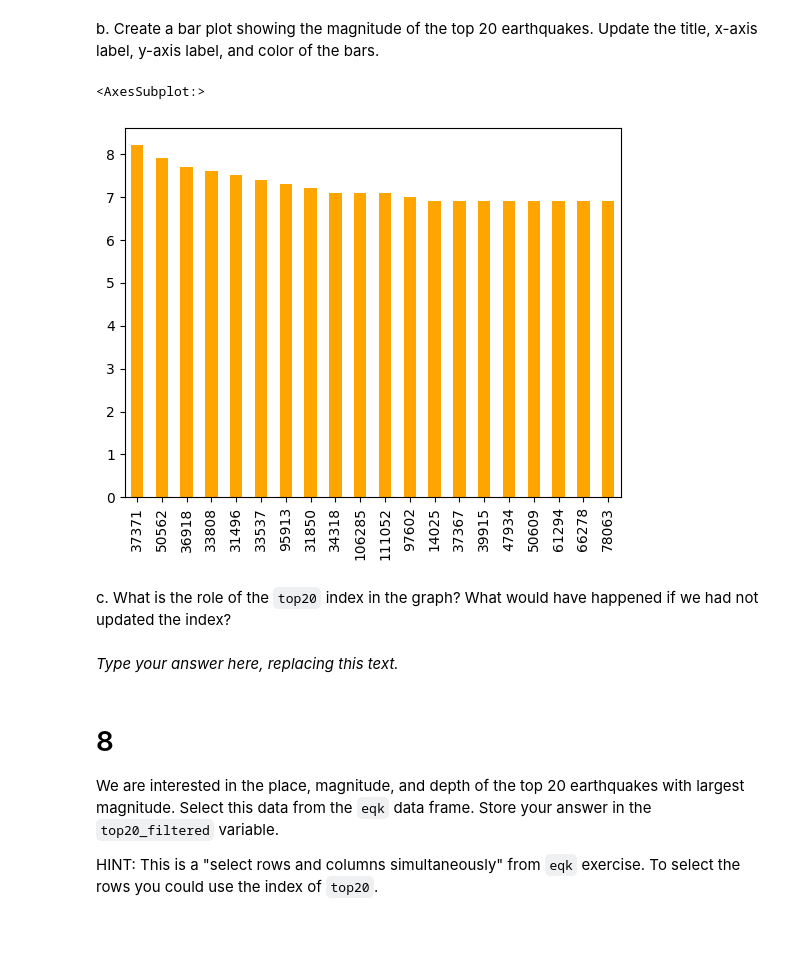
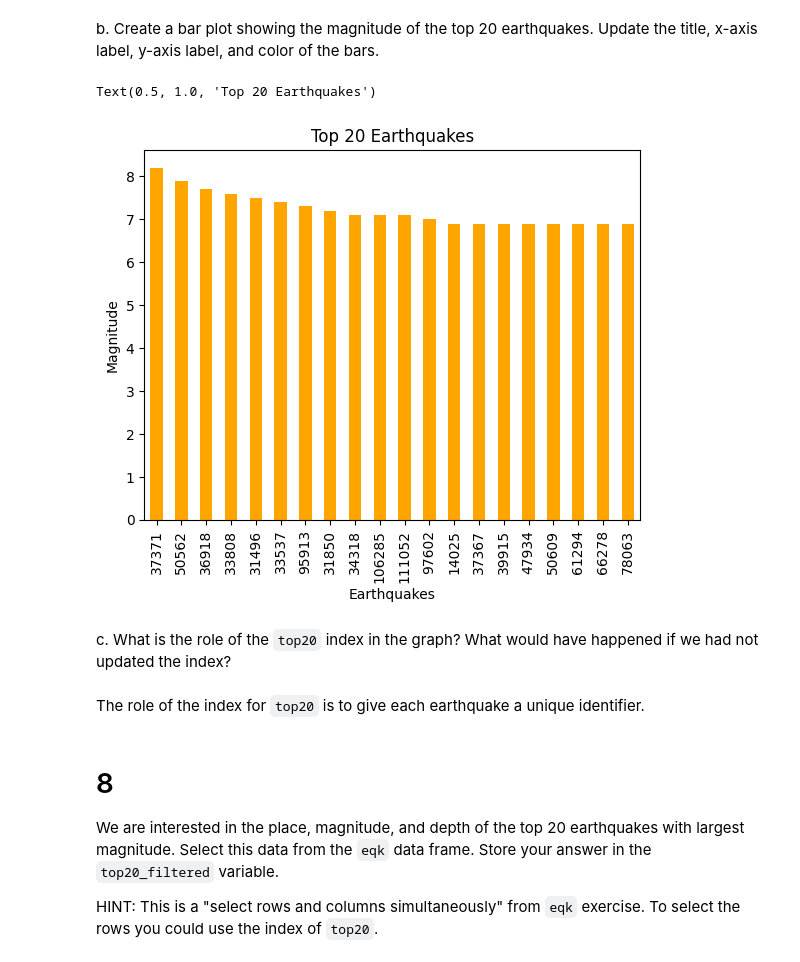
Before and after one commit to ryangreen6/eds220-hwk1, a Jupyter notebook: hwk1-task3-earthquakes.ipynb, the cells around one changed output. Drawn from its saved outputs; the diff is of its cells as text; code cells hidden in the pictures; blank space fills up the shorter version.

```diff
--- a/hwk1-task3-earthquakes.ipynb
+++ b/hwk1-task3-earthquakes.ipynb
@@ -180,18 +180,21 @@ Name: mag, dtype: float64
 
 b. Create a bar plot showing the magnitude of the top 20 earthquakes. Update the title, x-axis label, y-axis label, and color of the bars.
 # %%
-top20.plot.bar(color='orange')
+top20.plot.bar(color="orange")
+plt.xlabel("Earthquakes")
+plt.ylabel("Magnitude")
+plt.title("Top 20 Earthquakes")
 # %% [output]
-<AxesSubplot:>
+Text(0.5, 1.0, 'Top 20 Earthquakes')
-[figure, old version]
+[figure, new version]
 # %% [markdown]
 <!-- END QUESTION -->
 
 <!-- BEGIN QUESTION -->
 
 c. What is the role of the `top20` index in the graph? What would have happened if we had not updated the index?
-# %% [markdown]
-_Type your answer here, replacing this text._
+# %% [markdown]
+The role of the index for `top20` is to give each earthquake a unique identifier.
 # %% [markdown]
 <!-- END QUESTION -->
 
```
Also changed, not shown: parts of 5 cells of this notebook.
